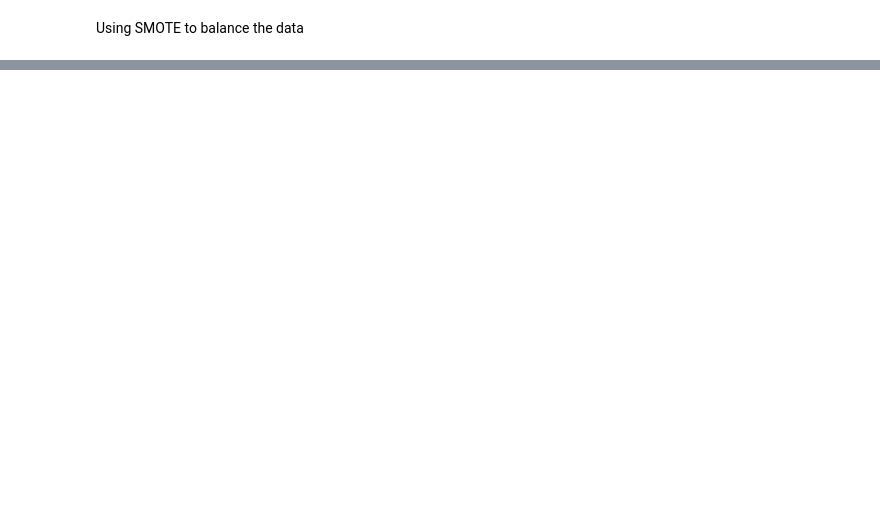
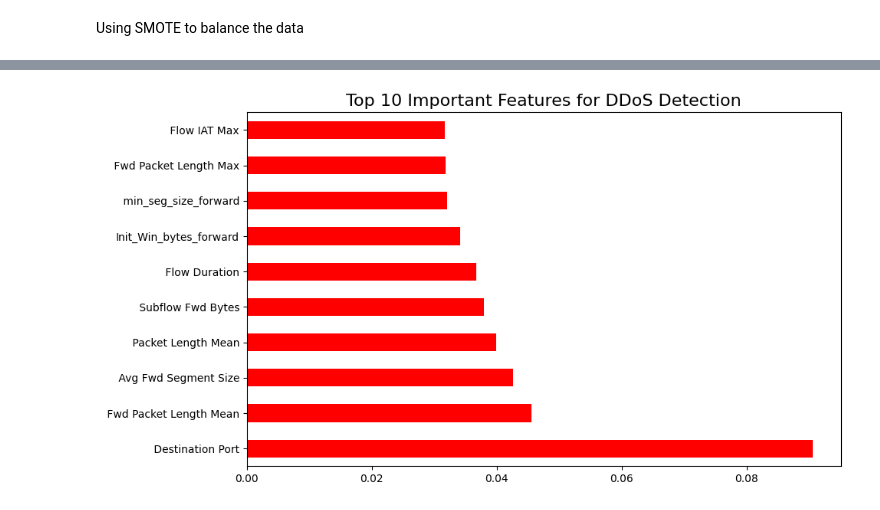
Before and after one commit to thisisedlyn/Thread_Hunting_Platform, a Jupyter notebook: ThreatHunting-RFClasification.ipynb, the cells around one changed output, grey strips where cells are left out. Cells and saved outputs as stored; diff of their text form; code cells hidden in the pictures; blank space fills up the shorter version.

```diff
--- a/ThreatHunting-RFClasification.ipynb
+++ b/ThreatHunting-RFClasification.ipynb
@@ -276,0 +292,11 @@ Leak Checker :  1283770
+# %%
+from matplotlib import pyplot as plt
+
+impt_features = pd.Series(rf.feature_importances_, index=x_train_res.columns).sort_values(ascending=False)
+
+plt.figure(figsize=(10, 6))
+impt_features.nlargest(10).plot(kind='barh', color='red')
+plt.title('Top 10 Important Features for DDoS Detection', fontsize=16)
+plt.show()
+# %% [output]
+[figure, added]
```
Also changed, not shown: parts of 11 cells of this notebook.
